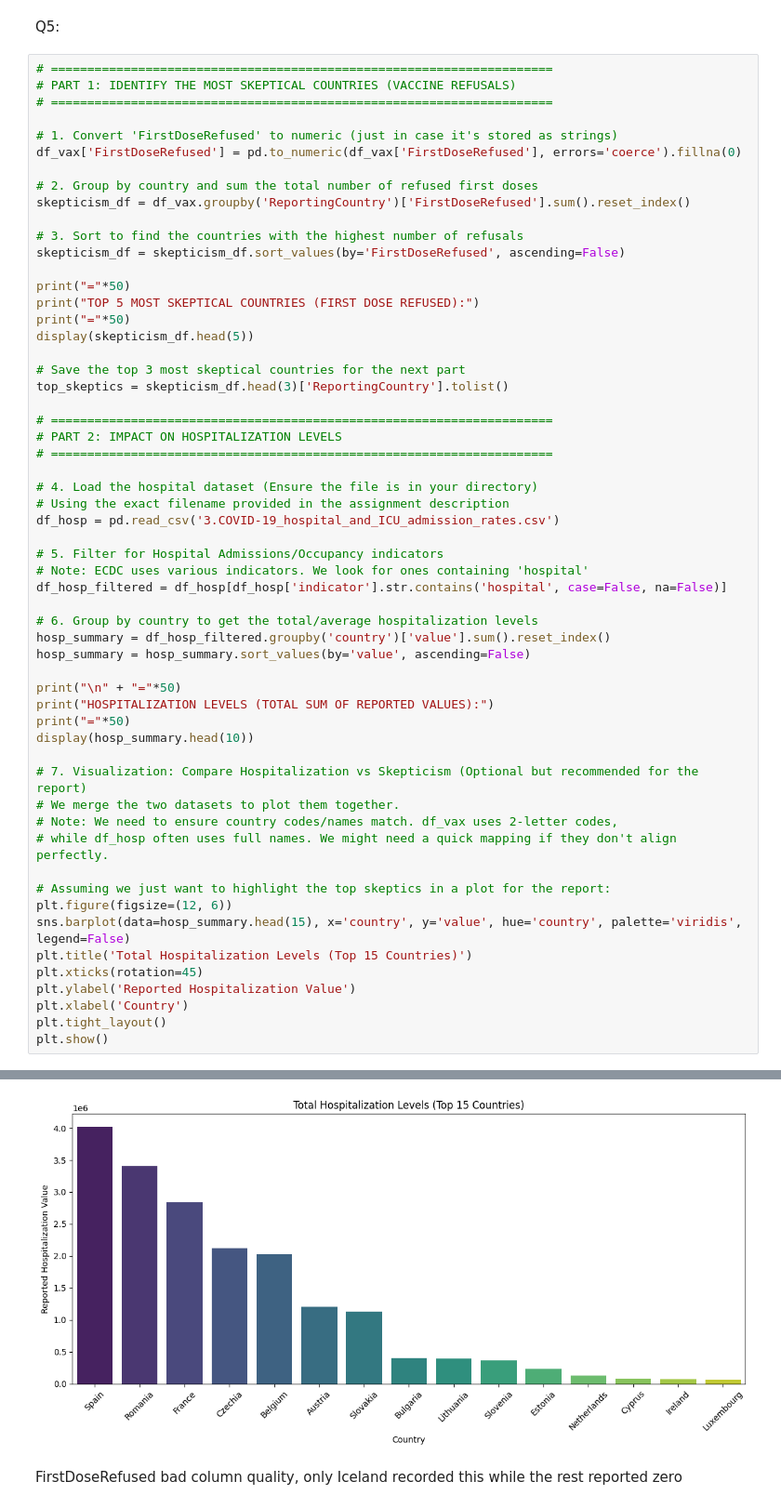
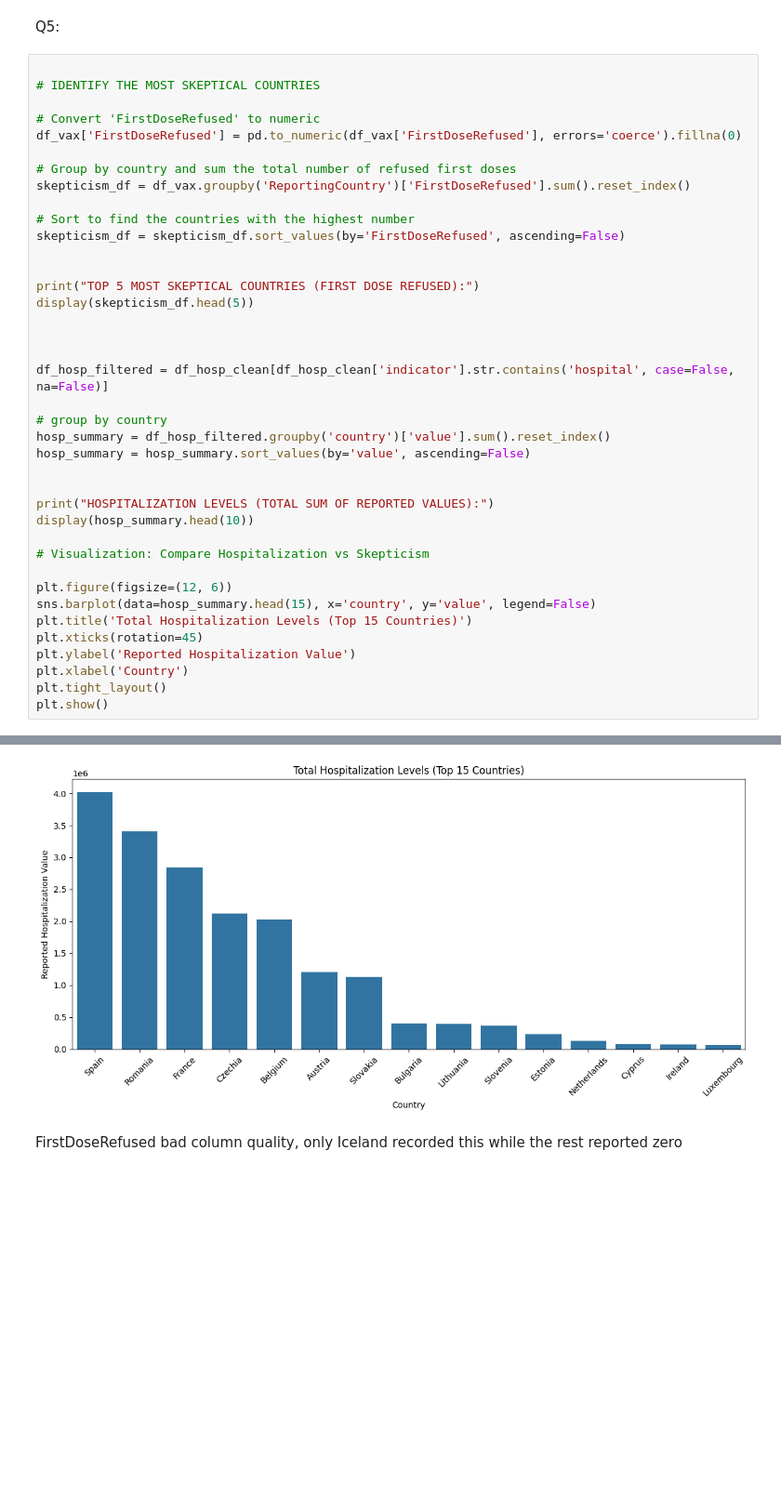
Before and after one commit to maxnilsson/DV1597-Assignment-2, a Jupyter notebook: Ass2.ipynb, the cells around one changed output, grey strips where cells are left out. Shown at 93% size. Drawn from its saved outputs; the diff is of its cells as text; blank space fills up the shorter version.

```diff
--- a/Ass2.ipynb
+++ b/Ass2.ipynb
@@ -476,56 +456,38 @@ MAIN TARGET GROUPS FOR THE TOP 3 VACCINES PER COUNTRY:
 # %% [markdown]
 Q5:
 # %%
-# =====================================================================
-# PART 1: IDENTIFY THE MOST SKEPTICAL COUNTRIES (VACCINE REFUSALS)
-# =====================================================================
 
-# 1. Convert 'FirstDoseRefused' to numeric (just in case it's stored as strings)
+# IDENTIFY THE MOST SKEPTICAL COUNTRIES
+
+# Convert 'FirstDoseRefused' to numeric
 df_vax['FirstDoseRefused'] = pd.to_numeric(df_vax['FirstDoseRefused'], errors='coerce').fillna(0)
 
-# 2. Group by country and sum the total number of refused first doses
+# Group by country and sum the total number of refused first doses
 skepticism_df = df_vax.groupby('ReportingCountry')['FirstDoseRefused'].sum().reset_index()
 
-# 3. Sort to find the countries with the highest number of refusals
+# Sort to find the countries with the highest number
 skepticism_df = skepticism_df.sort_values(by='FirstDoseRefused', ascending=False)
 
-print("="*50)
+
 print("TOP 5 MOST SKEPTICAL COUNTRIES (FIRST DOSE REFUSED):")
-print("="*50)
 display(skepticism_df.head(5))
 
-# Save the top 3 most skeptical countries for the next part
-top_skeptics = skepticism_df.head(3)['ReportingCountry'].tolist()
 
-# =====================================================================
-# PART 2: IMPACT ON HOSPITALIZATION LEVELS
-# =====================================================================
 
-# 4. Load the hospital dataset (Ensure the file is in your directory)
-# Using the exact filename provided in the assignment description
-df_hosp = pd.read_csv('3.COVID-19_hospital_and_ICU_admission_rates.csv')
+df_hosp_filtered = df_hosp_clean[df_hosp_clean['indicator'].str.contains('hospital', case=False, na=False)]
 
-# 5. Filter for Hospital Admissions/Occupancy indicators
-# Note: ECDC uses various indicators. We look for ones containing 'hospital'
-df_hosp_filtered = df_hosp[df_hosp['indicator'].str.contains('hospital', case=False, na=False)]
-
-# 6. Group by country to get the total/average hospitalization levels
+# group by country
 hosp_summary = df_hosp_filtered.groupby('country')['value'].sum().reset_index()
 hosp_summary = hosp_summary.sort_values(by='value', ascending=False)
 
-print("\n" + "="*50)
+
 print("HOSPITALIZATION LEVELS (TOTAL SUM OF REPORTED VALUES):")
-print("="*50)
 display(hosp_summary.head(10))
 
-# 7. Visualization: Compare Hospitalization vs Skepticism (Optional but recommended for the report)
-# We merge the two datasets to plot them together.
-# Note: We need to ensure country codes/names match. df_vax uses 2-letter codes,
-# while df_hosp often uses full names. We might need a quick mapping if they don't align perfectly.
+# Visualization: Compare Hospitalization vs Skepticism
 
-# Assuming we just want to highlight the top skeptics in a plot for the report:
 plt.figure(figsize=(12, 6))
-sns.barplot(data=hosp_summary.head(15), x='country', y='value', hue='country', palette='viridis', legend=False)
+sns.barplot(data=hosp_summary.head(15), x='country', y='value', legend=False)
 plt.title('Total Hospitalization Levels (Top 15 Countries)')
 plt.xticks(rotation=45)
 plt.ylabel('Reported Hospitalization Value')
@@ -548,15 +506,15 @@ HOSPITALIZATION LEVELS (TOTAL SUM OF REPORTED VALUES):
 |  | country | value |
 | 23 | Spain | 4.023601e+06 |
 | 20 | Romania | 3.408840e+06 |
 | 6 | France | 2.841670e+06 |
 | 4 | Czechia | 2.118721e+06 |
 | 1 | Belgium | 2.023928e+06 |
 | 0 | Austria | 1.205130e+06 |
 | 21 | Slovakia | 1.126068e+06 |
 | 2 | Bulgaria | 4.011940e+05 |
 | 15 | Lithuania | 3.929960e+05 |
 | 22 | Slovenia | 3.672351e+05 |
-[figure, old version]
+[figure, new version]
 # %% [markdown]
 FirstDoseRefused bad column quality, only Iceland recorded this while the rest reported zero
 # %%
```
Also changed, not shown: parts of 14 cells of this notebook.
